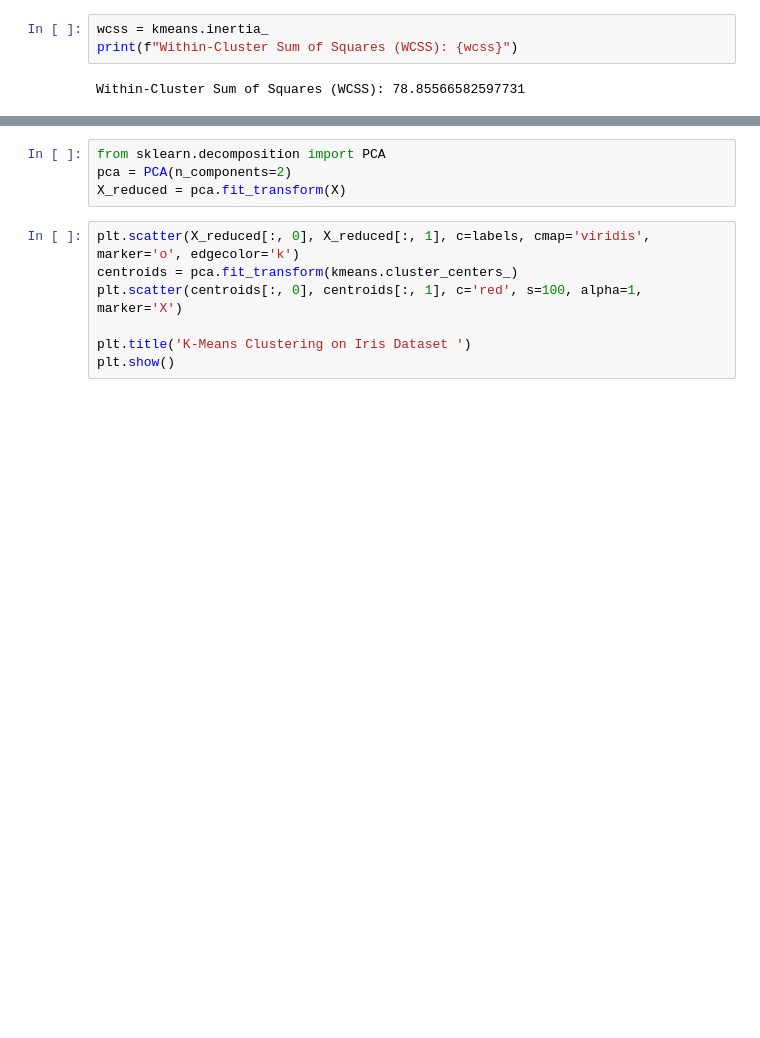
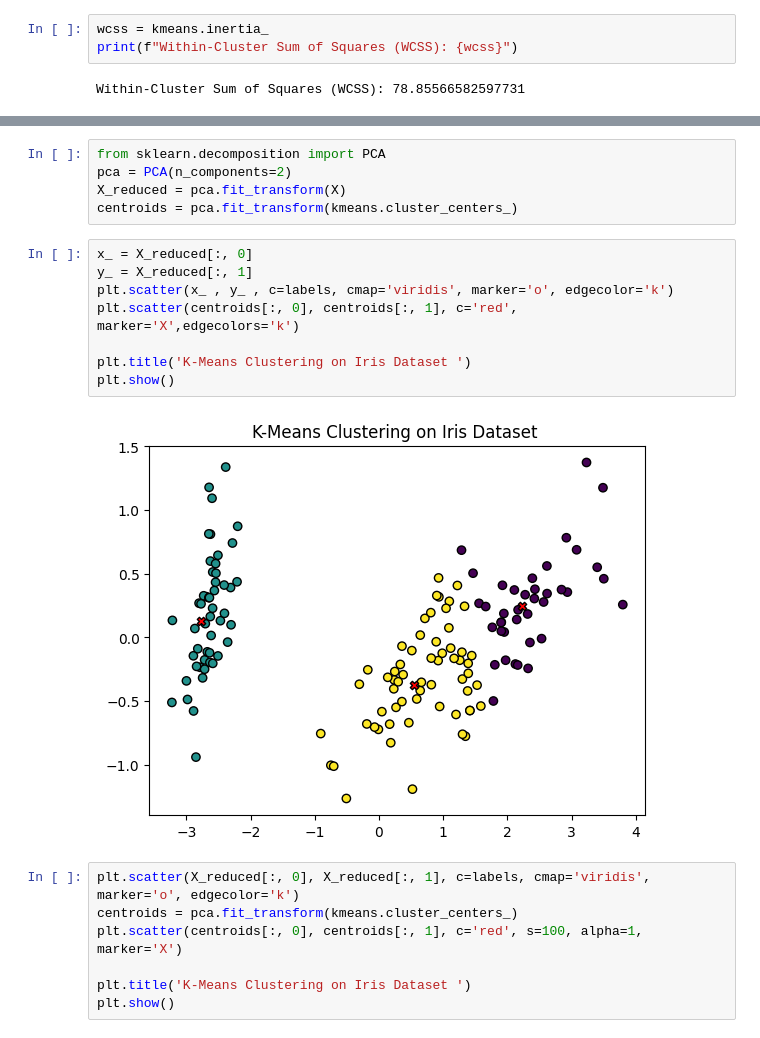
Before and after one commit to bharathS-web/ML-algo, a Jupyter notebook: 8_kmeans_Kmedoids.ipynb, the cells around one changed output, grey strips where cells are left out. Saved outputs shown, nothing was run; the diff lists cells and outputs as text; blank space fills up the shorter version.

```diff
--- a/8_kmeans_Kmedoids.ipynb
+++ b/8_kmeans_Kmedoids.ipynb
@@ -136,6 +132,17 @@ Accuracy: 0.09333333333333334
 from sklearn.decomposition import PCA
 pca = PCA(n_components=2)
 X_reduced = pca.fit_transform(X)
+centroids = pca.fit_transform(kmeans.cluster_centers_)
+# %%
+x_ = X_reduced[:, 0]
+y_ = X_reduced[:, 1]
+plt.scatter(x_ , y_ , c=labels, cmap='viridis', marker='o', edgecolor='k')
+plt.scatter(centroids[:, 0], centroids[:, 1], c='red', marker='X',edgecolors='k')
+
+plt.title('K-Means Clustering on Iris Dataset ')
+plt.show()
+# %% [output]
+[figure, added]
 # %%
 plt.scatter(X_reduced[:, 0], X_reduced[:, 1], c=labels, cmap='viridis', marker='o', edgecolor='k')
 centroids = pca.fit_transform(kmeans.cluster_centers_)
```
Also changed, not shown: parts of 4 cells of this notebook, 7 other files.
